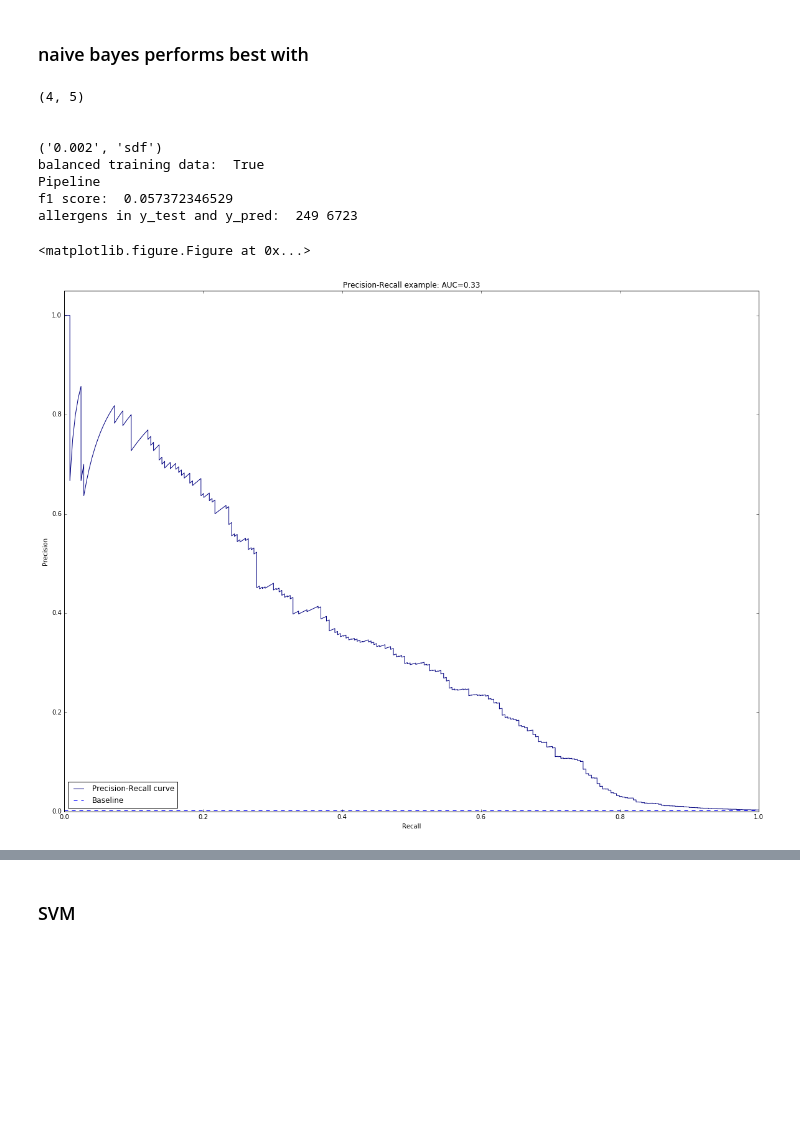
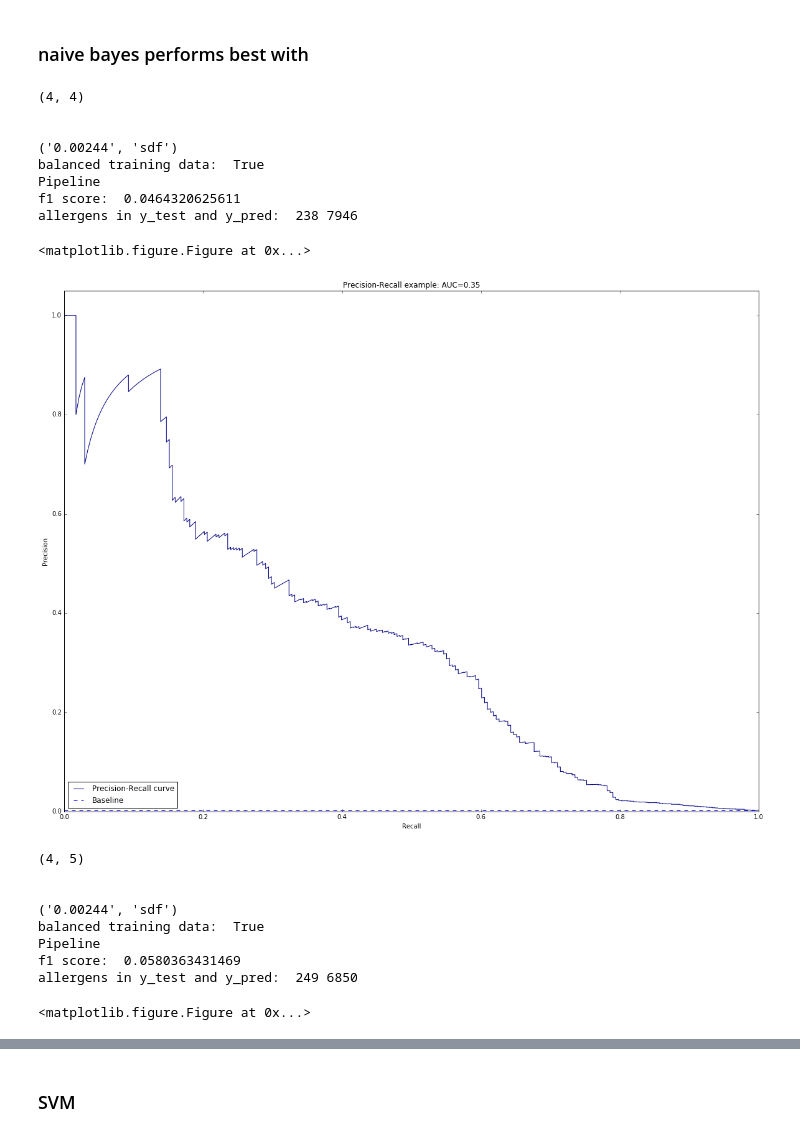
Before and after one commit to JaredJacobsen/capstone_project, a Jupyter notebook: allergen_modelling.ipynb, the cells around one changed output, grey strips where cells are left out. Drawn from its saved outputs; the diff is of its cells as text; code cells hidden in the pictures; blank space fills up the shorter version.

```diff
--- a/allergen_modelling.ipynb
+++ b/allergen_modelling.ipynb
@@ -328,24 +328,33 @@ allergens in y_test and y_pred:  313 47
 # %%
 # for i in range(3):
 #     sdf = df.sample(100000).reset_index(drop=True)
-for r in [(4,4)]:
+for r in [(4,4), (4,5)]:
     print r
     nb = Pipeline([('vect', TfidfVectorizer(analyzer='char', ngram_range=r)),
        ('nb', MultinomialNB())])
     X = df['sequence'].copy()
     y = df['allergen'].copy()
     m = (str(df_ratio(sdf)), 'sdf')
     classifiers = [nb]
     tests = [(X, y, m)]
     evaluate_models(tests, classifiers, balance=[True])
 # %% [output]
-(4, 5)
+(4, 4)
 
 
-('0.002', 'sdf')
+('0.00244', 'sdf')
 balanced training data:  True
 Pipeline
-f1 score:  0.057372346529
-allergens in y_test and y_pred:  249 6723
+f1 score:  0.0464320625611
+allergens in y_test and y_pred:  238 7946
 <matplotlib.figure.Figure at 0x...>
-[figure, old version]
+[figure, new version]
+(4, 5)
+
+
+('0.00244', 'sdf')
+balanced training data:  True
+Pipeline
+f1 score:  0.0580363431469
+allergens in y_test and y_pred:  249 6850
+<matplotlib.figure.Figure at 0x...>
```
Also changed, not shown: parts of 23 cells of this notebook, 15 other files.
